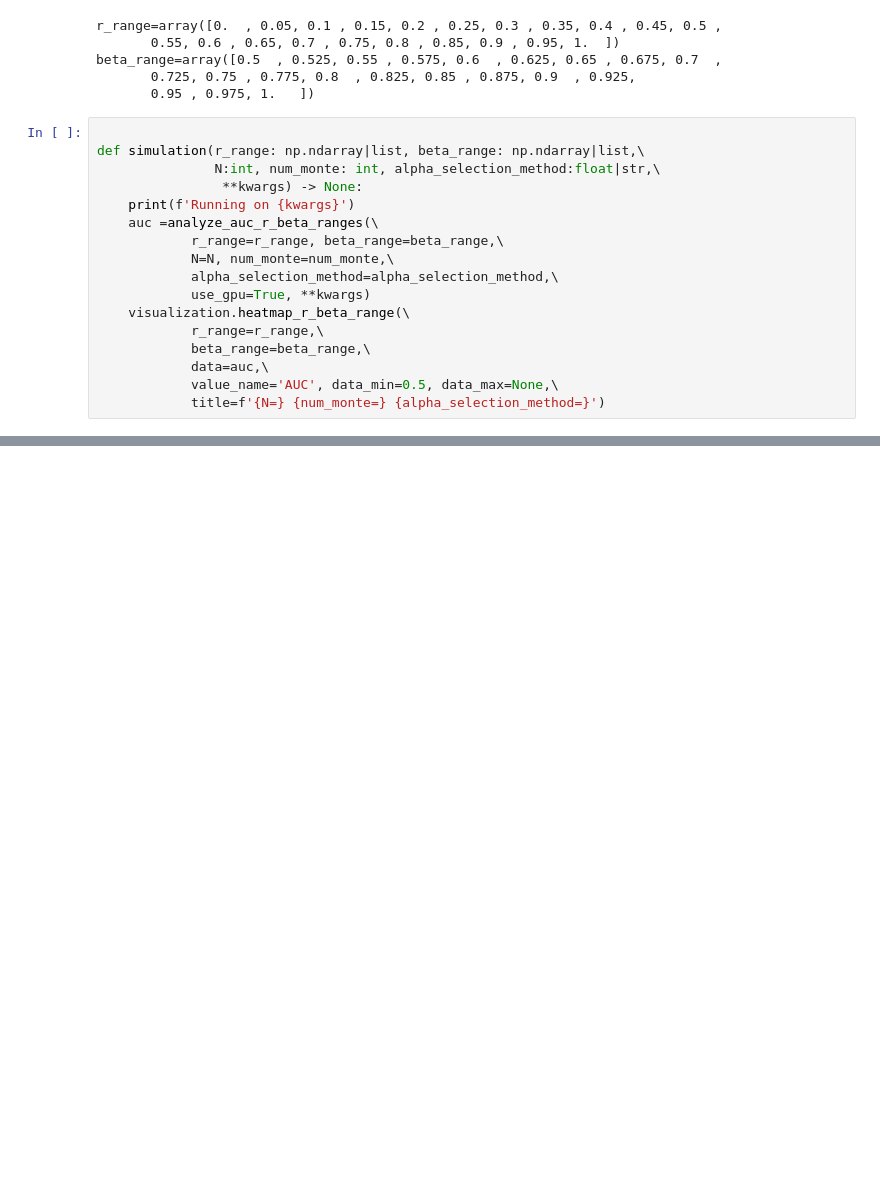
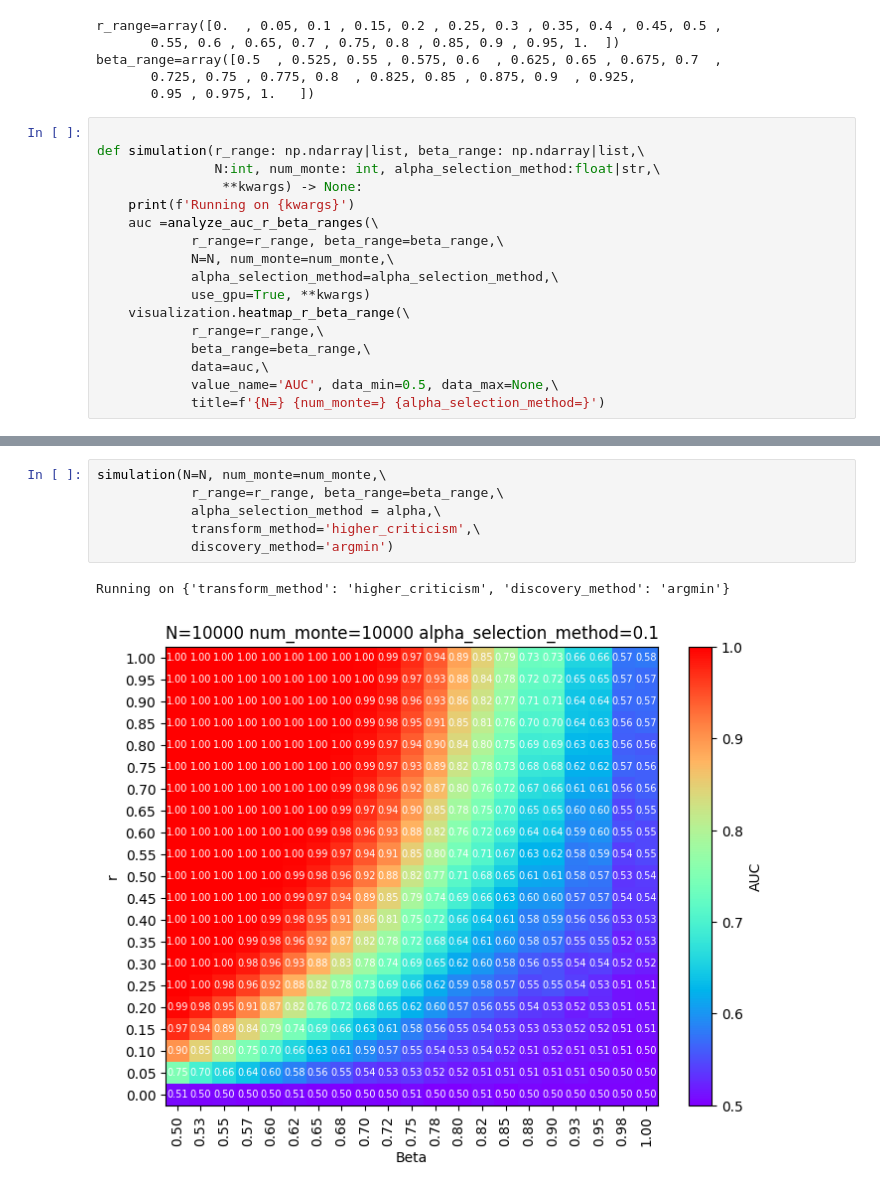
Before and after one commit to drormeir/Thesis, a Jupyter notebook: python/analysis/analyze_auc.ipynb, the cells around one changed output, grey strips where cells are left out. Drawn from its saved outputs; the diff is of its cells as text; blank space fills up the shorter version.

```diff
--- a/python/analysis/analyze_auc.ipynb
+++ b/python/analysis/analyze_auc.ipynb
@@ -108,3 +111,12 @@ Running on {'transform_method': 'higher_criticism_stable', 'discovery_method': '
+# %%
+simulation(N=N, num_monte=num_monte,\
+            r_range=r_range, beta_range=beta_range,\
+            alpha_selection_method = alpha,\
+            transform_method='higher_criticism',\
+            discovery_method='argmin')
+# %% [output]
+Running on {'transform_method': 'higher_criticism', 'discovery_method': 'argmin'}
+[figure, added]
 # %%
 simulation(N=N, num_monte=num_monte,\
             r_range=r_range, beta_range=beta_range,\
```
Also changed, not shown: parts of 4 cells of this notebook.
